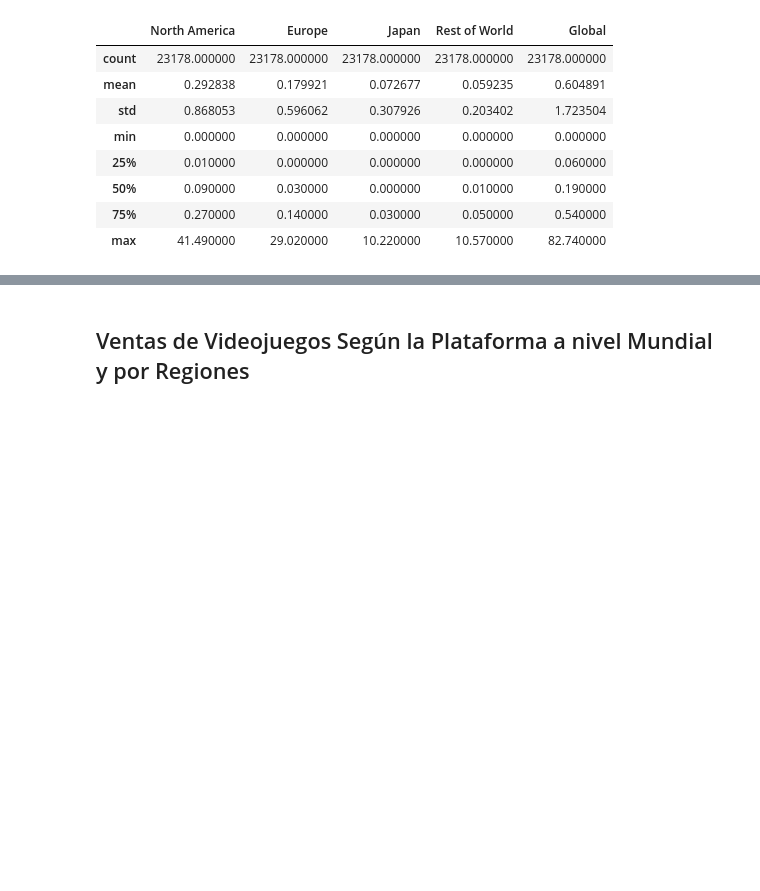
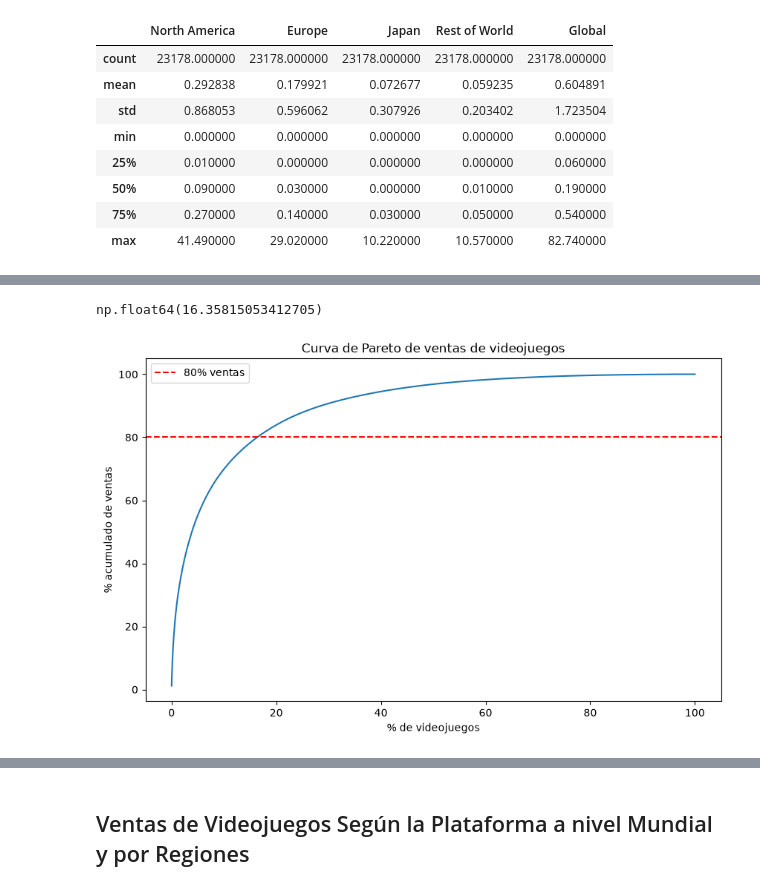
Before and after one commit to bgranda/EDA-Videojuegos, a Jupyter notebook: notebooks/Análisis.ipynb, the cells around one changed output, grey strips where cells are left out. Cells and saved outputs as stored; diff of their text form; code cells hidden in the pictures; blank space fills up the shorter version.

```diff
--- a/notebooks/Análisis.ipynb
+++ b/notebooks/Análisis.ipynb
@@ -46,0 +194,35 @@ df[['North America','Europe','Japan','Rest of World','Global']].describe()
+# %%
+## Curva de Pareto
+pareto = (games_df['Global'].sort_values(ascending=False).cumsum()/ games_df['Global'].sum()* 100)
+
+sales = games_df['Global'].sort_values(ascending=False)
+
+pareto = sales.cumsum() / sales.sum() * 100
+
+videojuegos_pct = (np.arange(1, len(sales) + 1)/ len(sales)* 100)
+
+indice_80 = np.argmax(pareto >= 80)
+
+pct_videojuegos = ((indice_80 + 1)/ len(sales)* 100)
+
+pct_videojuegos
+# %% [output]
+np.float64(16.35815053412705)
+# %%
+plt.figure(figsize=(10,6))
+
+plt.plot(videojuegos_pct, pareto)
+
+plt.axhline(80,
+            color='red',
+            linestyle='--',
+            label='80% ventas')
+
+plt.xlabel('% de videojuegos')
+plt.ylabel('% acumulado de ventas')
+plt.title('Curva de Pareto de ventas de videojuegos')
+plt.legend()
+
+plt.show()
+# %% [output]
+[figure, added]
```
Also changed, not shown: parts of 58 cells of this notebook, 1 other file.
